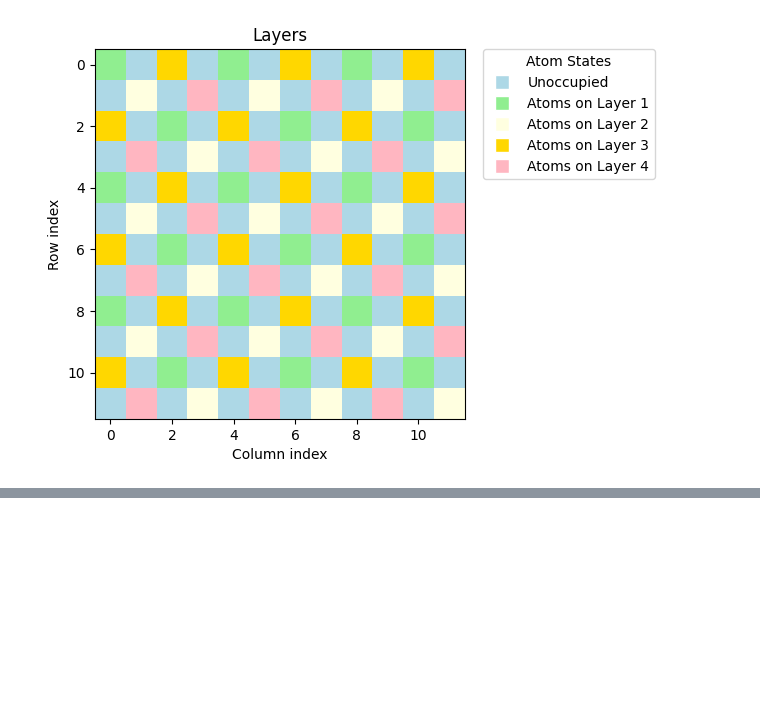
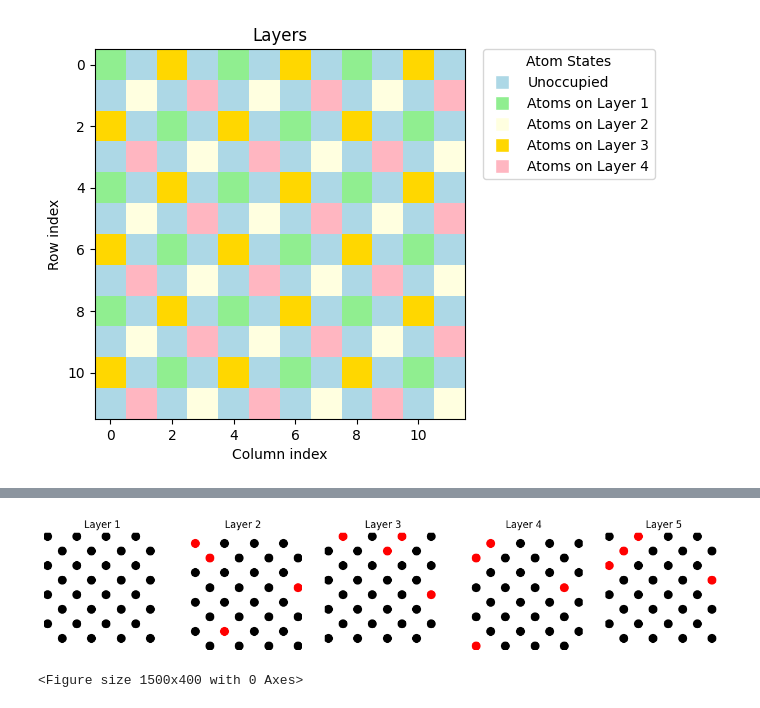
Before and after one commit to lisagavronskiy/si-epitaxy, a Jupyter notebook: Si-epitaxy.ipynb, the cells around one changed output, grey strips where cells are left out. Cells and saved outputs as stored; diff of their text form; code cells hidden in the pictures; blank space fills up the shorter version.

```diff
--- a/Si-epitaxy.ipynb
+++ b/Si-epitaxy.ipynb
@@ -565,0 +628,52 @@ fig.show()
+# %%
+LENGTH = 16
+
+# 32 step swill saturate each atom layer; set steps = 28 to have 4 vacancies per layer
+layers, times = grow_Si(5, LENGTH, 1, 28)
+# %%
+array_list = layers.copy()
+
+for i, layer in enumerate(array_list):
+    mask = initialize_lattice(LENGTH, i+1)
+    layer[(layer == 0) & (mask != 0)] = 2
+    array_list[i] = layer
+
+# Determine number of rows and columns needed
+max_columns = 5
+num_arrays = len(array_list)
+num_rows = (num_arrays // max_columns) + (num_arrays % max_columns > 0)
+
+# Create the subplots
+fig, axes = plt.subplots(num_rows, max_columns, figsize=(15, num_rows * 3))
+
+# Create a gridspec with increased spacing
+fig = plt.figure(figsize=(15, num_rows * 4))
+gs = fig.add_gridspec(num_rows, max_columns, hspace=0.5)  # Adjust `hspace` for row spacing
+
+# Flatten axes array for easy iteration, in case we have a 2D grid of subplots
+axes = axes.flatten()
+
+# Plot each binary array
+for i, array in enumerate(array_list):
+    # Get the indices of the 1's in the array
+    ones = np.column_stack(np.where(array == 1))
+    twos = np.column_stack(np.where(array == 2))
+
+    # Scatter plot for the 1's, using dots
+    axes[i].scatter(ones[:, 1], ones[:, 0], color='black', s=100, marker='o')
+    axes[i].scatter(twos[:, 1], twos[:, 0], color='red', s=100, marker='o')
+    axes[i].set_title(f"Layer {i+1}")
+    axes[i].set_xlim(-0.5, array.shape[1]-0.5)
+    axes[i].set_ylim(array.shape[0]-0.5, -0.5)
+    axes[i].set_aspect('equal')  # Make sure the grid is square
+    axes[i].axis('off')  # Turn off the axis
+
+# Turn off axes for any empty subplots
+for j in range(i+1, len(axes)):
+    axes[j].axis('off')
+
+# Adjust layout to avoid overlap
+plt.show()
+# %% [output]
+[figure, added]
+<Figure size 1500x400 with 0 Axes>
```
Also changed, not shown: parts of 18 cells of this notebook, 29 other files.
